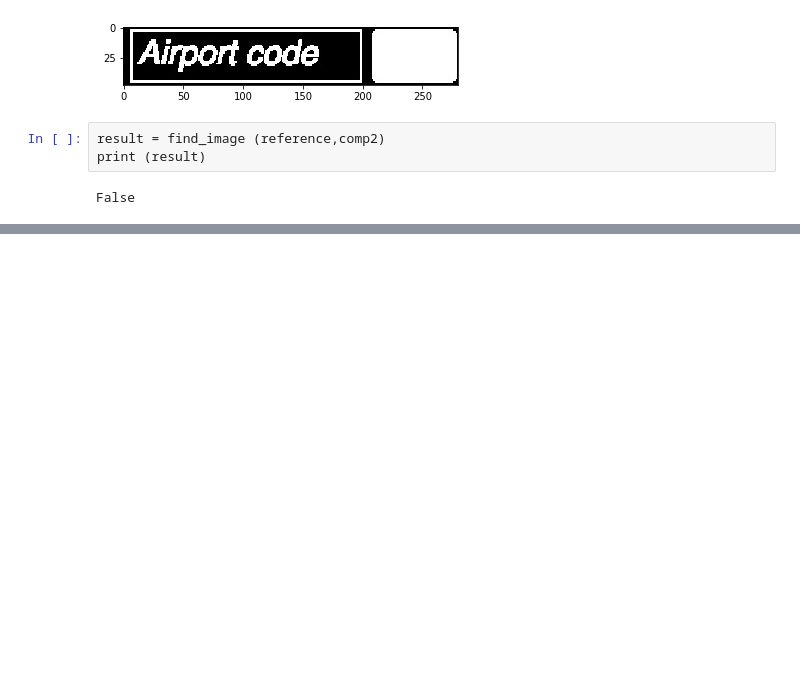
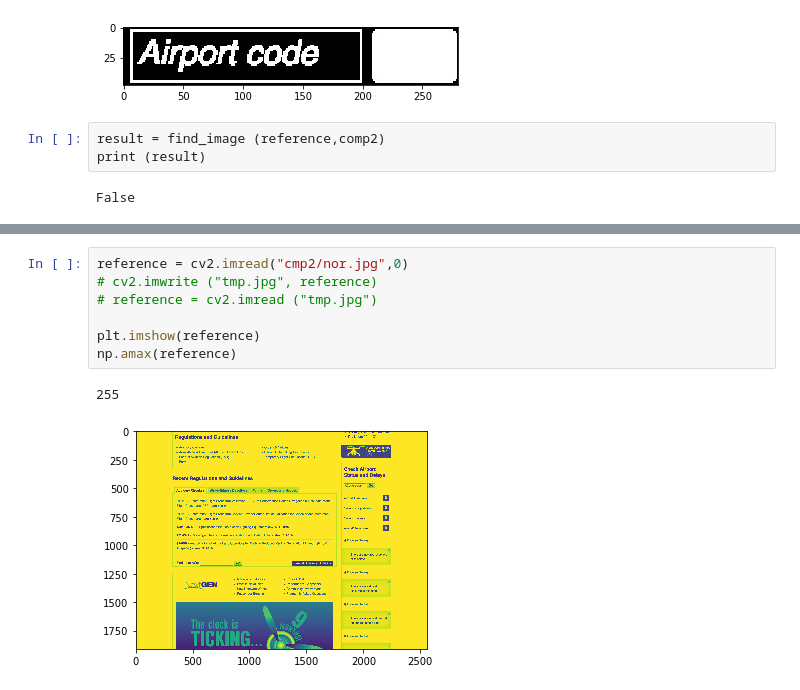
Before and after one commit to WaleedHashmi/JS-Cleaner, a Jupyter notebook: Comparison/Untitled.ipynb, the cells around one changed output, grey strips where cells are left out. Cells and saved outputs as stored; diff of their text form; blank space fills up the shorter version.

```diff
--- a/Comparison/Untitled.ipynb
+++ b/Comparison/Untitled.ipynb
@@ -405,0 +429,10 @@ False
+# %%
+reference = cv2.imread("cmp2/nor.jpg",0)
+# cv2.imwrite ("tmp.jpg", reference)
+# reference = cv2.imread ("tmp.jpg")
+
+plt.imshow(reference)
+np.amax(reference)
+# %% [output]
+255
+[figure, added]
```
Also changed, not shown: parts of 9 cells of this notebook, 7 other files.
